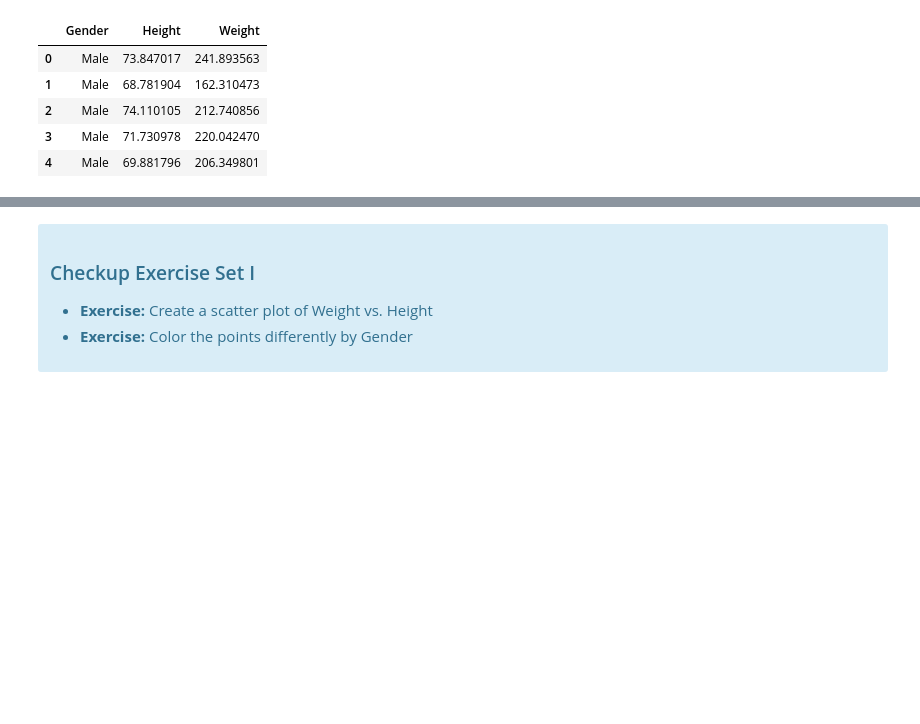
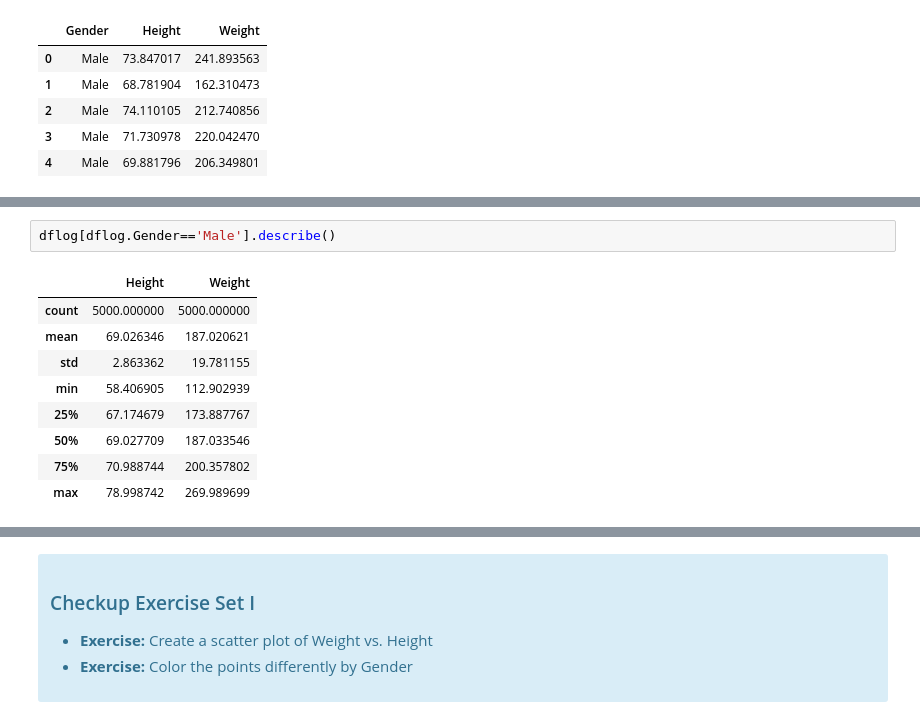
Before and after one commit to gussie/Springboard_data_science, a Jupyter notebook: Logistic_regression/Mini_Project_Logistic_Regression.ipynb, the cells around one changed output, grey strips where cells are left out. Drawn from its saved outputs; the diff is of its cells as text; blank space fills up the shorter version.

```diff
--- a/Logistic_regression/Mini_Project_Logistic_Regression.ipynb
+++ b/Logistic_regression/Mini_Project_Logistic_Regression.ipynb
@@ -106,3 +118,15 @@ dflog.head()
+# %%
+dflog[dflog.Gender=='Male'].describe()
+# %% [output]
+|  | Height | Weight |
+| count | 5000.000000 | 5000.000000 |
+| mean | 69.026346 | 187.020621 |
+| std | 2.863362 | 19.781155 |
+| min | 58.406905 | 112.902939 |
+| 25% | 67.174679 | 173.887767 |
+| 50% | 69.027709 | 187.033546 |
+| 75% | 70.988744 | 200.357802 |
+| max | 78.998742 | 269.989699 |
 # %% [markdown]
 Remember that the form of data we will use always is
 
```
Also changed, not shown: parts of 18 cells of this notebook.
